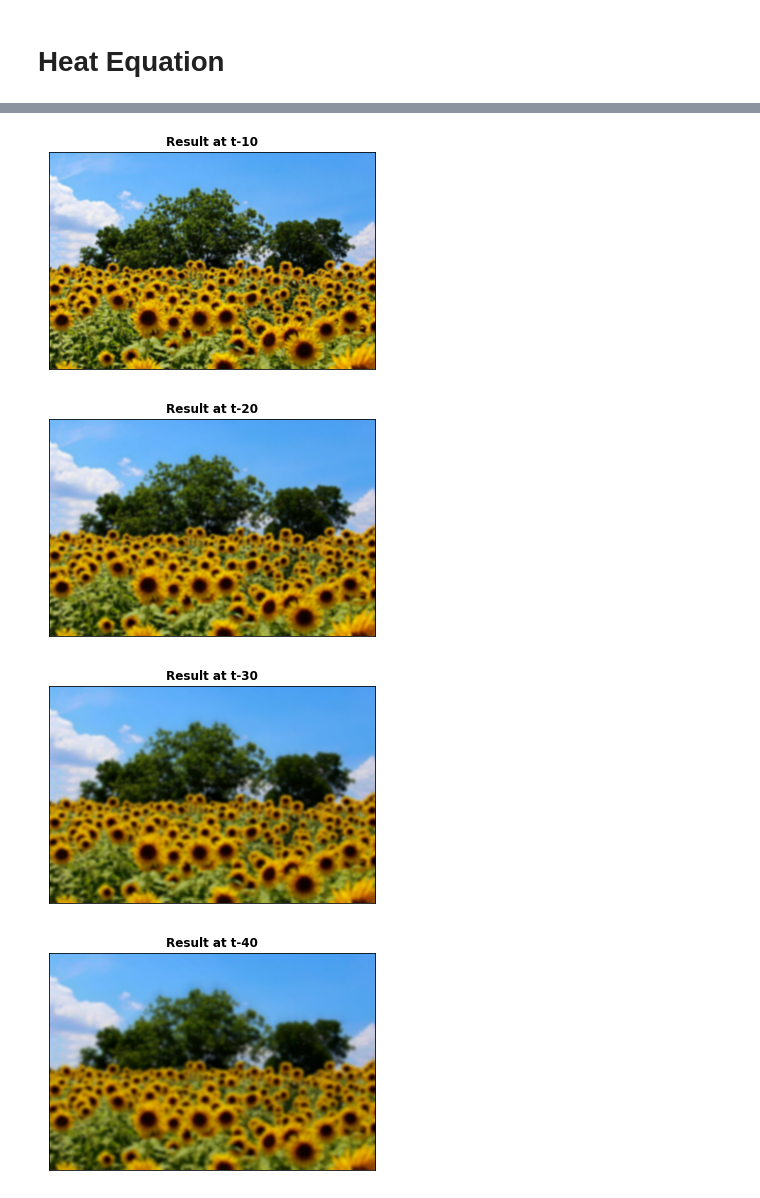
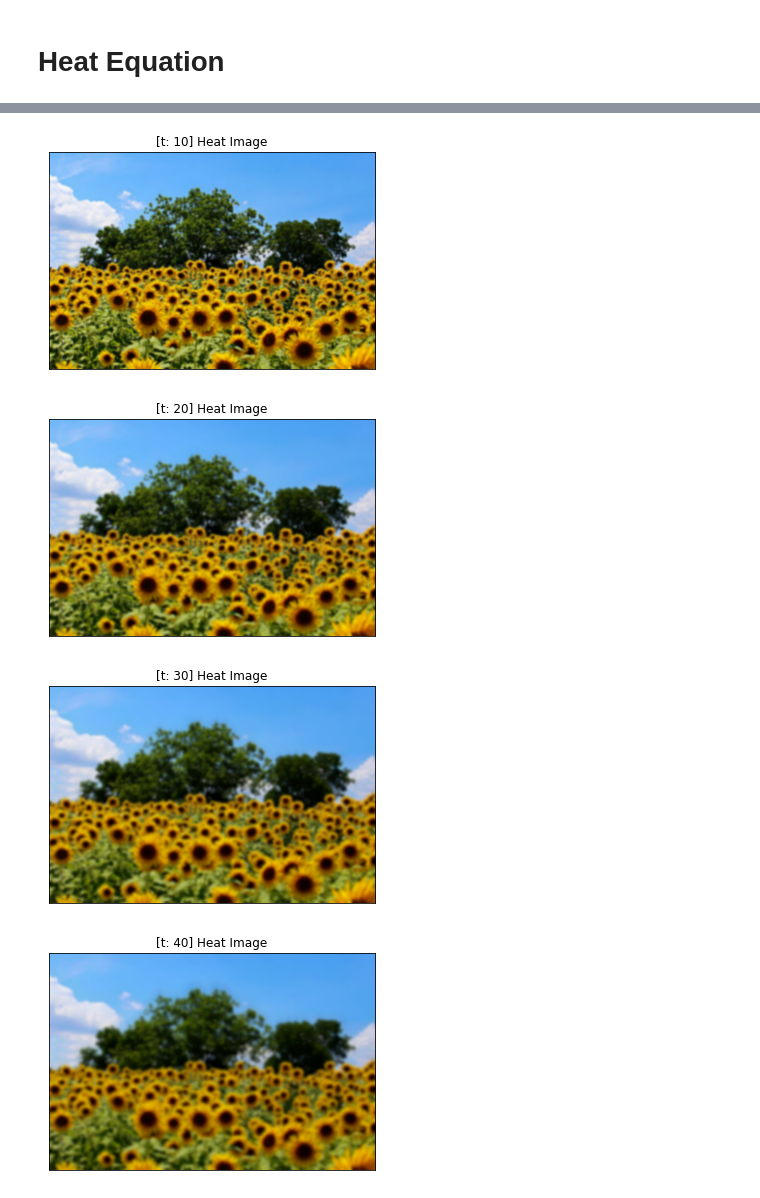
Before and after one commit to TooTouch/KU-ComputerVision, a Jupyter notebook: Assignment3/heatImage.ipynb, the cells around one changed output, grey strips where cells are left out. Saved outputs shown, nothing was run; the diff lists cells and outputs as text; code cells hidden in the pictures.

```diff
--- a/Assignment3/heatImage.ipynb
+++ b/Assignment3/heatImage.ipynb
@@ -24,48 +24,51 @@ from tqdm.auto import tqdm
 # %%
 L = plt.imread('image.jpeg')
 # %%
-w, h, c = L.shape
+height, width, channel = L.shape
 
 dx, dy = 2, 2
+dt = 1
 
 T = 100
 for t in range(T):
-    L_next = np.zeros_like(L)
-    for k in range(c):
-        for i in range(h):
-            for j in range(w):
+    L_t = np.zeros_like(L)
+    for k in range(channel):
+        for i in range(width):
+            for j in range(height):
 
-                if i+1 == h:
+                if i+1 == width: # edge
                     L_next_i = L[j,i,k]
                 else:
                     L_next_i = L[j,i+1,k]
 
-                if j+1 == w:
+                if j+1 == height: # edge
                     L_next_j = L[j,i,k]
                 else:
                     L_next_j = L[j+1,i,k]
 
-                if i-1 < 0:
+                if i-1 < 0: # edge
                     L_prev_i = L[j,i,k]
                 else:
                     L_prev_i = L[j,i-1,k]
 
-                if j-1 < 0:
+                if j-1 < 0: # edge
                     L_prev_j = L[j,i,k]
                 else:
                     L_prev_j = L[j-1,i,k]
 
-                L_next[j,i,k] = L[j,i,k] + ((L_next_i - 2 * L[j,i,k] + L_prev_i)/(dx**2) + (L_next_j - 2 * L[j,i,k] + L_prev_j)/(dy**2))
-    L = L_next
+                # heat equation
+                L_t[j,i,k] = L[j,i,k] + dt * ((L_next_i - 2 * L[j,i,k] + L_prev_i)/(dx**2) + (L_next_j - 2 * L[j,i,k] + L_prev_j)/(dy**2))
+    L = L_t
 
+    # plot
     if t%10==9:
         plt.imshow(L)
         plt.xticks([])
         plt.yticks([])
-        plt.title('Result at t-%d' % (t+1), fontweight='bold')
+        plt.title(f'[t: {t+1}] Heat Image')
         plt.show()
 # %% [output]
-[figure, old version]
+[figure, new version]
-[figure, old version]
+[figure, new version]
-[figure, old version]
+[figure, new version]
-[figure, old version]
+[figure, new version]
```
Also changed, not shown: parts of 1 cell of this notebook, 2 other files.
